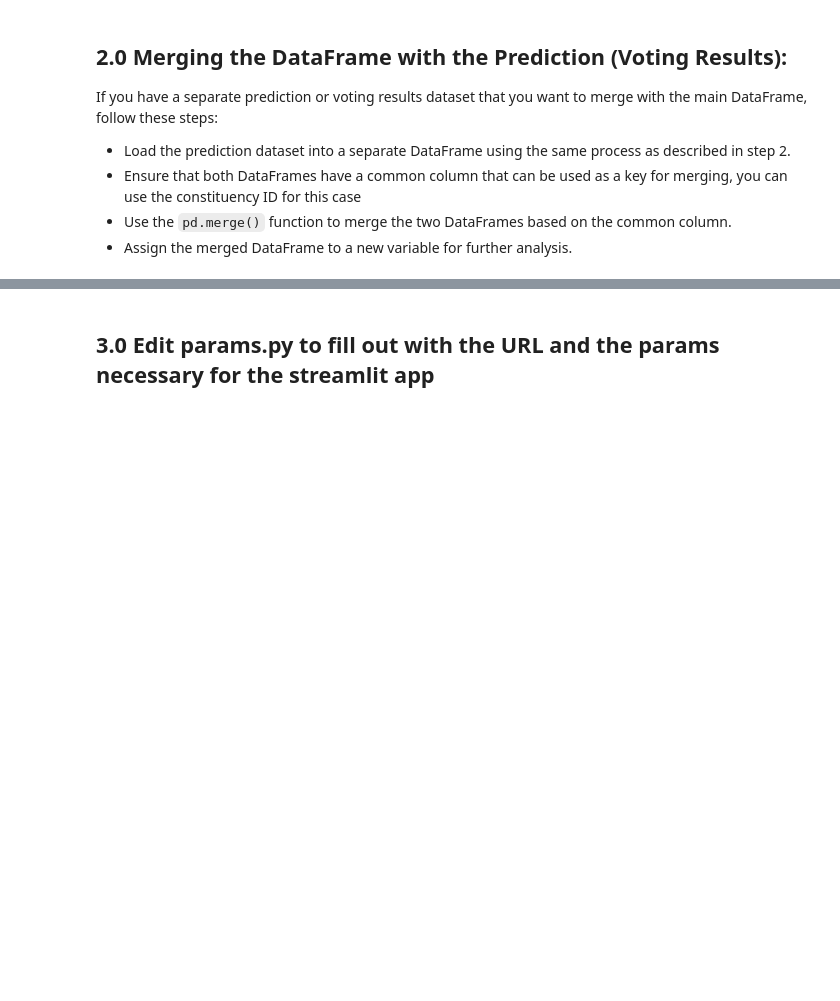
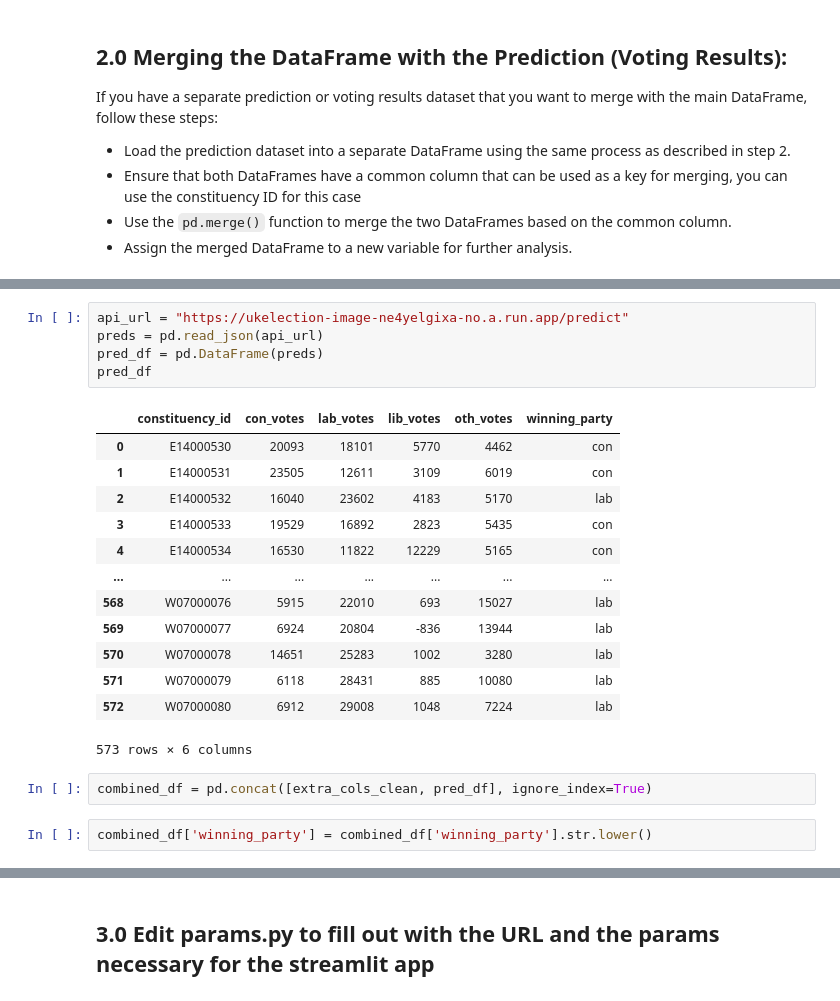
Before and after one commit to willgreen93/UK_election, a Jupyter notebook: interface/how_to.ipynb, the cells around one changed output, grey strips where cells are left out. Cells and saved outputs as stored; diff of their text form; blank space fills up the shorter version.

```diff
--- a/interface/how_to.ipynb
+++ b/interface/how_to.ipynb
@@ -50,0 +66,23 @@ df = pd.merge(basic_df, new_df, on='constituency_id', how='left')
+# %%
+api_url = "https://ukelection-image-ne4yelgixa-no.a.run.app/predict"
+preds = pd.read_json(api_url)
+pred_df = pd.DataFrame(preds)
+pred_df
+# %% [output]
+|  | constituency_id | con_votes | lab_votes | lib_votes | oth_votes | winning_party |
+| 0 | E14000530 | 20093 | 18101 | 5770 | 4462 | con |
+| 1 | E14000531 | 23505 | 12611 | 3109 | 6019 | con |
+| 2 | E14000532 | 16040 | 23602 | 4183 | 5170 | lab |
+| 3 | E14000533 | 19529 | 16892 | 2823 | 5435 | con |
+| 4 | E14000534 | 16530 | 11822 | 12229 | 5165 | con |
+| ... | ... | ... | ... | ... | ... | ... |
+| 568 | W07000076 | 5915 | 22010 | 693 | 15027 | lab |
+| 569 | W07000077 | 6924 | 20804 | -836 | 13944 | lab |
+| 570 | W07000078 | 14651 | 25283 | 1002 | 3280 | lab |
+| 571 | W07000079 | 6118 | 28431 | 885 | 10080 | lab |
+| 572 | W07000080 | 6912 | 29008 | 1048 | 7224 | lab |
+573 rows × 6 columns
+# %%
+combined_df = pd.concat([extra_cols_clean, pred_df], ignore_index=True)
+# %%
+combined_df['winning_party'] = combined_df['winning_party'].str.lower()
```
Also changed, not shown: parts of 6 cells of this notebook, 2 other files.
